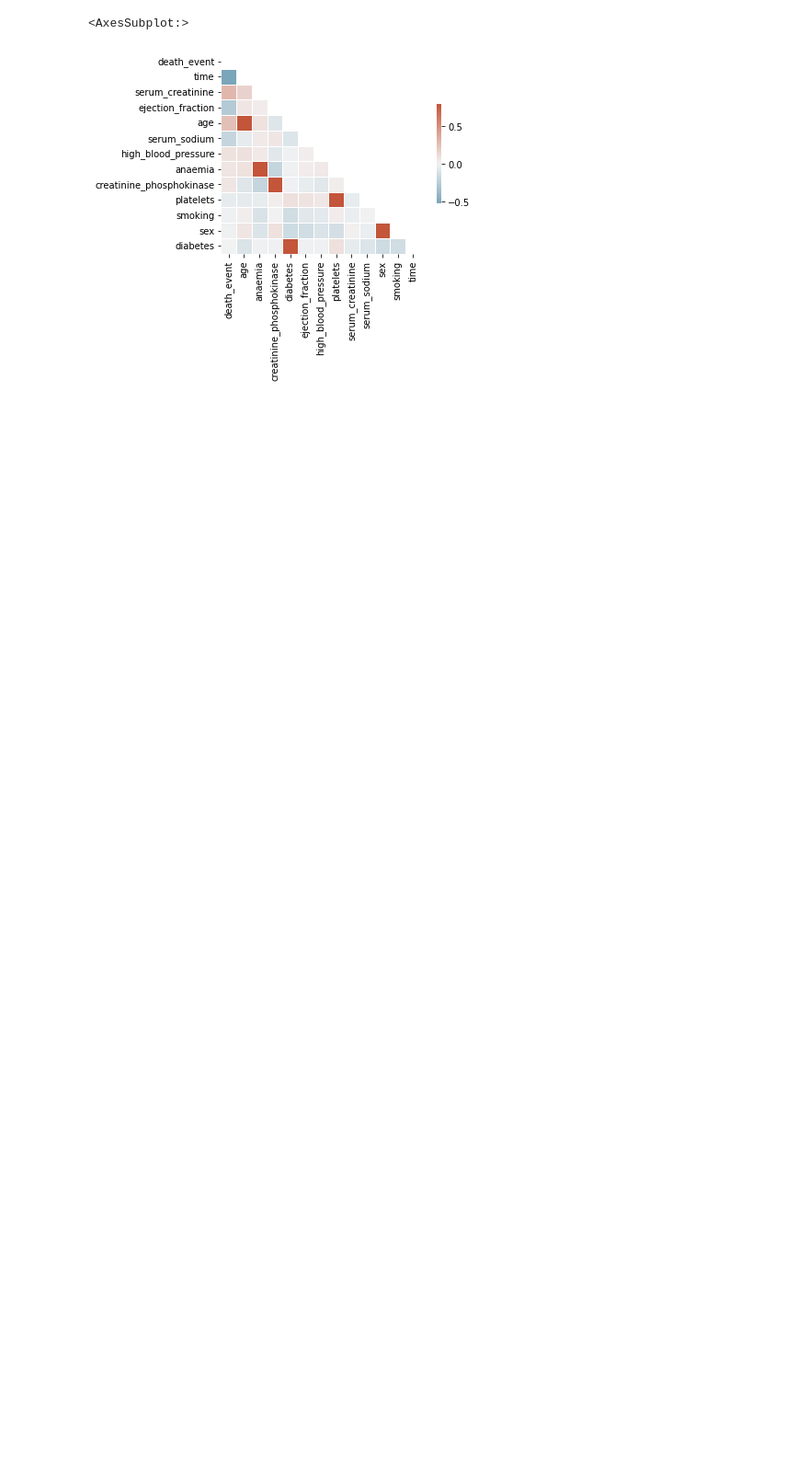
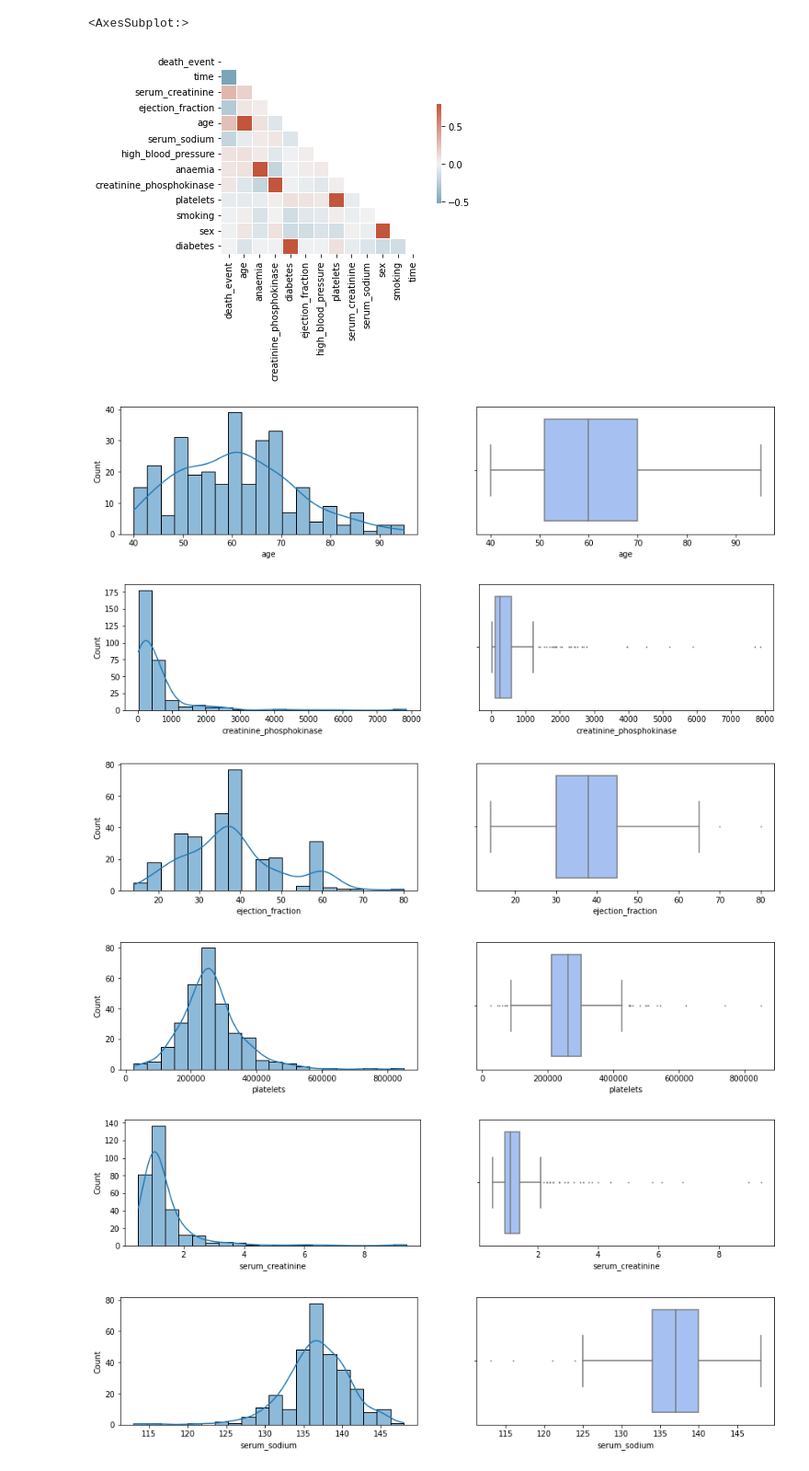
Before and after one commit to Brunocarneirom/Trabalho-final-Deep-Learning, a Jupyter notebook: script.ipynb, the cells around one changed output. Shown: that part at 92% size. Drawn from its saved outputs; the diff is of its cells as text; code cells hidden in the pictures; blank space fills up the shorter version.

```diff
--- a/script.ipynb
+++ b/script.ipynb
@@ -179,3 +183,21 @@ sns.heatmap(corr_matrix, mask=mask, cmap=cmap, vmax = 0.8, center=0,
 # %% [output]
 <AxesSubplot:>
 [figure]
+# %%
+## Lets now check the data distribution among variables.
+
+num_col = ["age","creatinine_phosphokinase","ejection_fraction","platelets","serum_creatinine","serum_sodium", "time"]
+
+for i in num_col:
+
+    fig, axs = plt.subplots(1,2,figsize=(15, 3))
+
+    sns.histplot(df[i],bins=20, kde=True,ax=axs[0]);
+    sns.boxplot(df[i], ax = axs[1], color='#99befd', fliersize=1);
+# %% [output]
+[figure, added]
+[figure, added]
+[figure, added]
+[figure, added]
+[figure, added]
+[figure, added]
```
Also changed, not shown: parts of 3 cells of this notebook.
